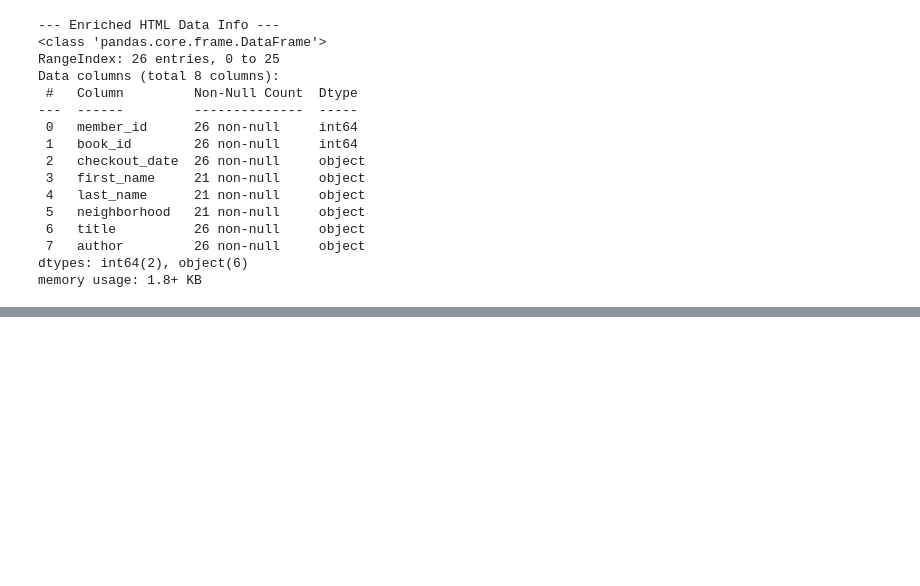
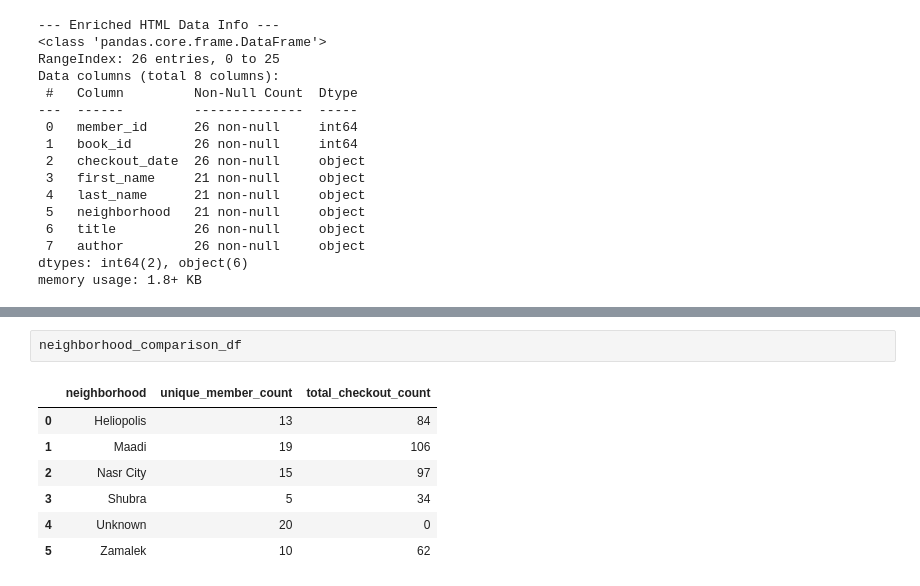
Before and after one commit to 30804230101333/library-project, a Jupyter notebook: 30804230101333_Library.ipynb, the cells around one changed output, grey strips where cells are left out. Drawn from its saved outputs; the diff is of its cells as text; blank space fills up the shorter version.

```diff
--- a/30804230101333_Library.ipynb
+++ b/30804230101333_Library.ipynb
@@ -2661,0 +2769,10 @@ memory usage: 1.8+ KB
+# %%
+neighborhood_comparison_df
+# %% [output]
+|  | neighborhood | unique_member_count | total_checkout_count |
+| 0 | Heliopolis | 13 | 84 |
+| 1 | Maadi | 19 | 106 |
+| 2 | Nasr City | 15 | 97 |
+| 3 | Shubra | 5 | 34 |
+| 4 | Unknown | 20 | 0 |
+| 5 | Zamalek | 10 | 62 |
```
Also changed, not shown: parts of 9 cells of this notebook.
